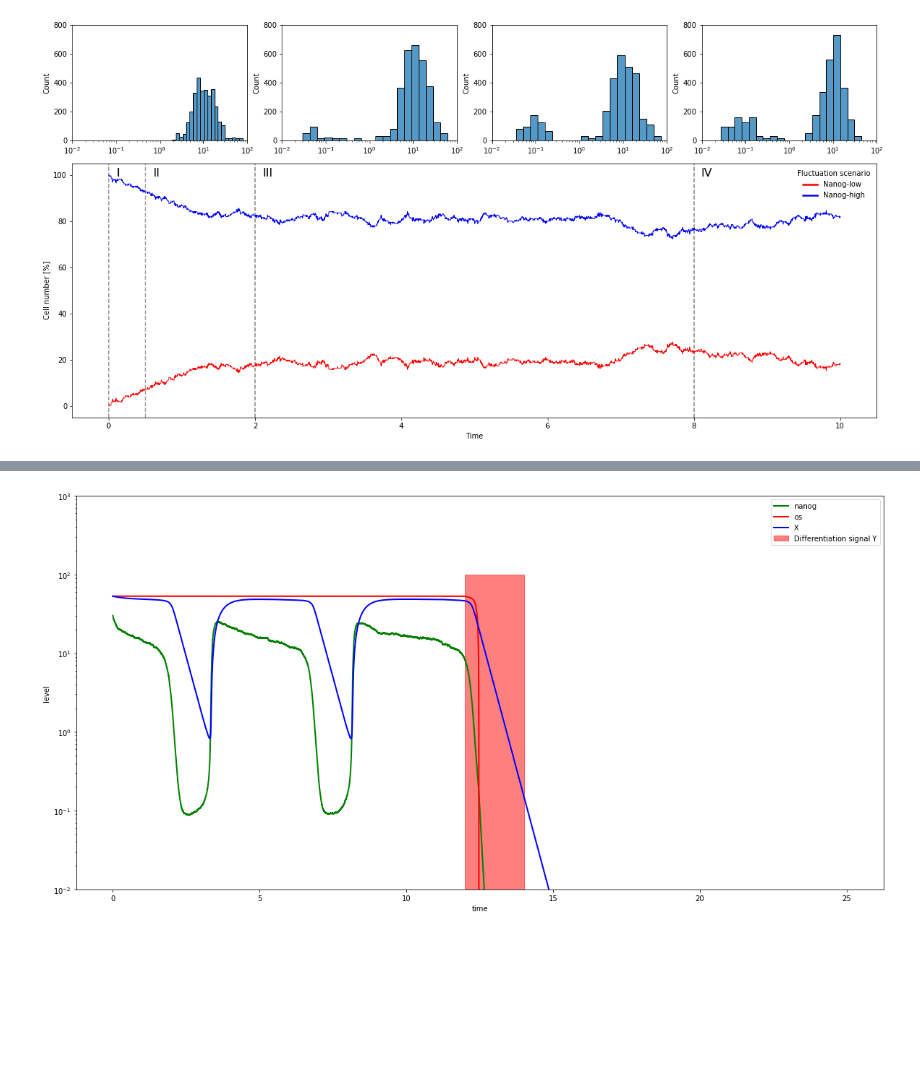
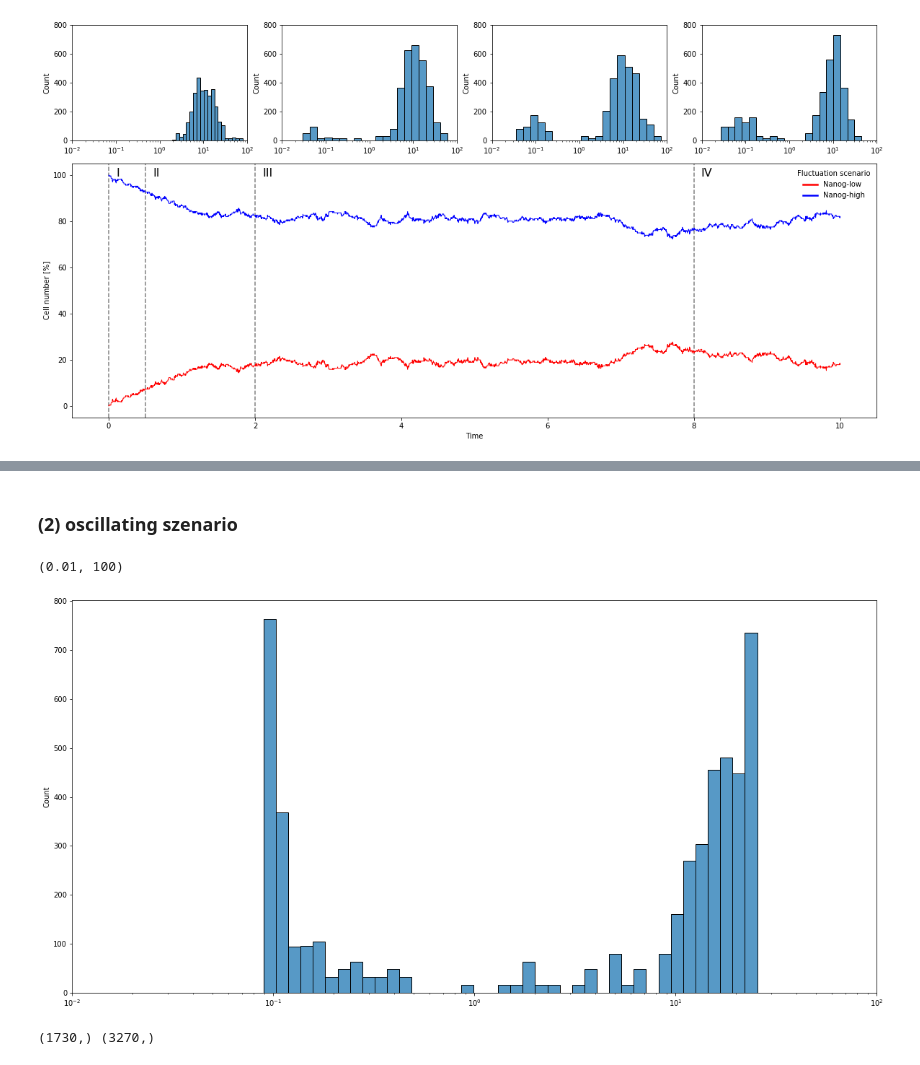
Before and after one commit to martinfg/modelling-nanog-variability, a Jupyter notebook: notebook.ipynb, the cells around one changed output, grey strips where cells are left out. Saved outputs shown, nothing was run; the diff lists cells and outputs as text; code cells hidden in the pictures; blank space fills up the shorter version.

```diff
--- a/notebook.ipynb
+++ b/notebook.ipynb
@@ -780,4 +641,48 @@ traj2 = _solve_with_diff_signal(
-# %%
-plot_traj_with_signal(traj2)
-# %% [output]
-[figure, removed]
+# %% [markdown]
+### (2) oscillating szenario
+# %%
+# simulation parameters
+dt = 0.0025
+tf_init = 25    # time to init start condition (after this time cells are sep. into nanog high / low)
+
+tf_eval = 10     # end state of simulation
+hi_lo_thresh = 1 # threshold to distinguish between nanog high / low cells
+
+sample_time_points = [.0, .05, .2, .8] # fraction ofs tf_eval at which distributions will be plotted
+
+# initial conditions
+OS_0 = 53.117
+N_0 = 30
+X_0 = OS_0
+
+# population parameter
+num_cells = 5000
+# %%
+# run simulation for tf_init-time to init population
+
+# prepare inputs for parallel processor
+args = (osc_model, tf_init, [N_0, OS_0, X_0], dt, params_osc)
+inputs = zip(list(range(num_cells)), repeat(args))
+
+# define function to be run in parallel
+def solve_and_return_last_nanog_value(_, args):
+    return _solve(*args)['y'].T[0][-1]
+
+# run population simulation on all available cpus
+with mp.Pool(mp.cpu_count()) as pool:
+    init_state = np.asarray(pool.starmap(solve_and_return_last_nanog_value, tqdm(inputs, total=num_cells), chunksize=1))
+# %%
+# plot nanog levels within population
+fig, ax = plt.subplots()
+sns.histplot(init_state, bins=40, ax=ax, log_scale=True)
+ax.set_xlim(10**-2, 10**2)
+# %% [output]
+(0.01, 100)
+[figure, added]
+# %%
+# separate cells into nanog high / low
+n_low_cells = init_state[init_state <= hi_lo_thresh]
+n_high_cells = init_state[init_state > hi_lo_thresh]
+print(n_low_cells.shape, n_high_cells.shape)
+# %% [output]
+(1730,) (3270,)
```
Also changed, not shown: parts of 63 cells of this notebook.
